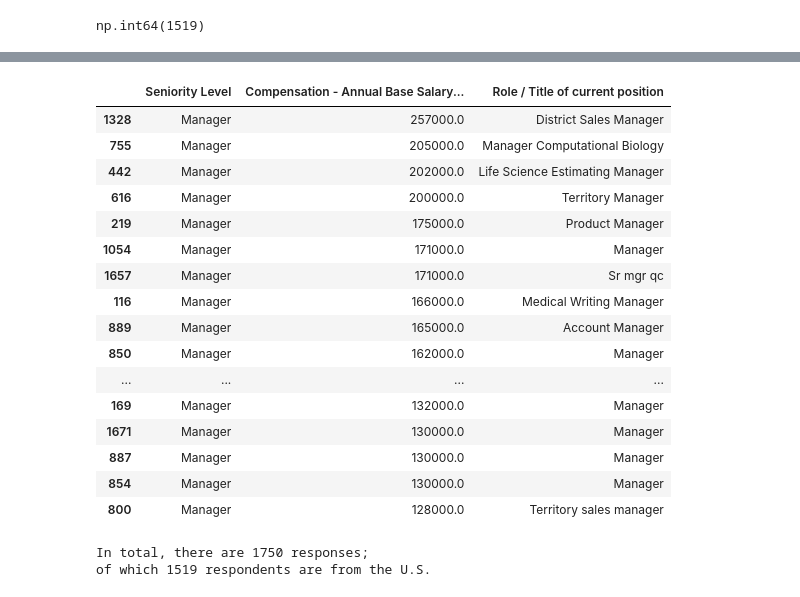
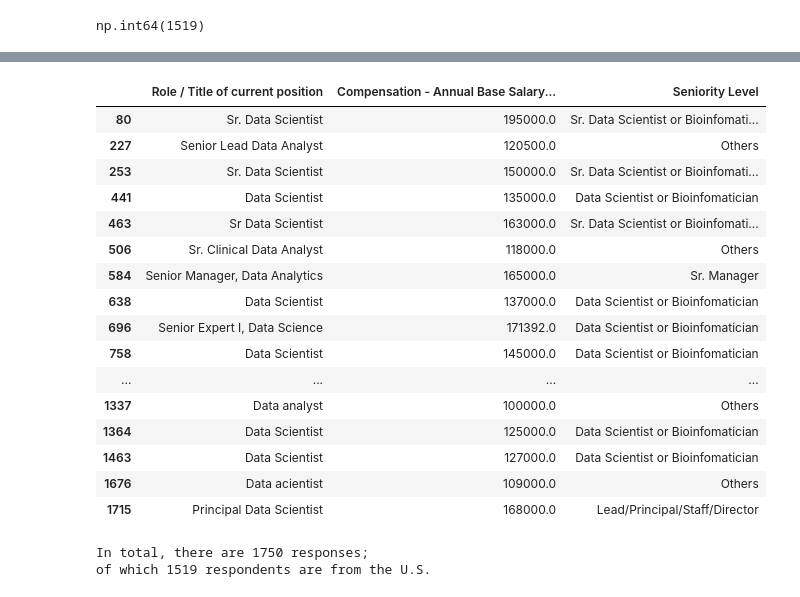
Before and after one commit to kfchou/kfchou.github.io, a Jupyter notebook: mini_projects/biotech_salaries/biotech_salaries_2024.ipynb, the cells around one changed output, grey strips where cells are left out. Drawn from its saved outputs; the diff is of its cells as text; code cells hidden in the pictures.

```diff
--- a/mini_projects/biotech_salaries/biotech_salaries_2024.ipynb
+++ b/mini_projects/biotech_salaries/biotech_salaries_2024.ipynb
@@ -752,24 +752,25 @@ plt.show()
 # %%
 # debugging seniority level mapping
-df_us[df_us['Seniority Level']== 'Manager'][[y_column,x_column,'Role / Title of current position']].sort_values(by=x_column, ascending=False).head(50)
+# df_us[df_us['Seniority Level']== 'Manager'][[y_column,x_column,'Role / Title of current position']].sort_values(by=x_column, ascending=False).head(20)
+df_us[df_us['Role / Title of current position'].str.contains('Data')][['Role / Title of current position','Compensation - Annual Base Salary/Pay','Seniority Level']]
 # %% [output]
-|  | Seniority Level | Compensation - Annual Base Salary... | Role / Title of current position |
-| 1328 | Manager | 257000.0 | District Sales Manager |
-| 755 | Manager | 205000.0 | Manager Computational Biology |
-| 442 | Manager | 202000.0 | Life Science Estimating Manager |
-| 616 | Manager | 200000.0 | Territory Manager |
-| 219 | Manager | 175000.0 | Product Manager |
-| 1054 | Manager | 171000.0 | Manager |
-| 1657 | Manager | 171000.0 | Sr mgr qc |
-| 116 | Manager | 166000.0 | Medical Writing Manager |
-| 889 | Manager | 165000.0 | Account Manager |
-| 850 | Manager | 162000.0 | Manager |
+|  | Role / Title of current position | Compensation - Annual Base Salary... | Seniority Level |
+| 80 | Sr. Data Scientist | 195000.0 | Sr. Data Scientist or Bioinfomati... |
+| 227 | Senior Lead Data Analyst | 120500.0 | Others |
+| 253 | Sr. Data Scientist | 150000.0 | Sr. Data Scientist or Bioinfomati... |
+| 441 | Data Scientist | 135000.0 | Data Scientist or Bioinfomatician |
+| 463 | Sr Data Scientist | 163000.0 | Sr. Data Scientist or Bioinfomati... |
+| 506 | Sr. Clinical Data Analyst | 118000.0 | Others |
+| 584 | Senior Manager, Data Analytics | 165000.0 | Sr. Manager |
+| 638 | Data Scientist | 137000.0 | Data Scientist or Bioinfomatician |
+| 696 | Senior Expert I, Data Science | 171392.0 | Data Scientist or Bioinfomatician |
+| 758 | Data Scientist | 145000.0 | Data Scientist or Bioinfomatician |
 | ... | ... | ... | ... |
-| 169 | Manager | 132000.0 | Manager |
-| 1671 | Manager | 130000.0 | Manager |
-| 887 | Manager | 130000.0 | Manager |
-| 854 | Manager | 130000.0 | Manager |
-| 800 | Manager | 128000.0 | Territory sales manager |
+| 1337 | Data analyst | 100000.0 | Others |
+| 1364 | Data Scientist | 125000.0 | Data Scientist or Bioinfomatician |
+| 1463 | Data Scientist | 127000.0 | Data Scientist or Bioinfomatician |
+| 1676 | Data acientist | 109000.0 | Others |
+| 1715 | Principal Data Scientist | 168000.0 | Lead/Principal/Staff/Director |
 # %%
 print(f'In total, there are {df.shape[0]} responses;')
 print(f'of which {df_us.shape[0]} respondents are from the U.S.')
```
Also changed, not shown: parts of 3 cells of this notebook.
